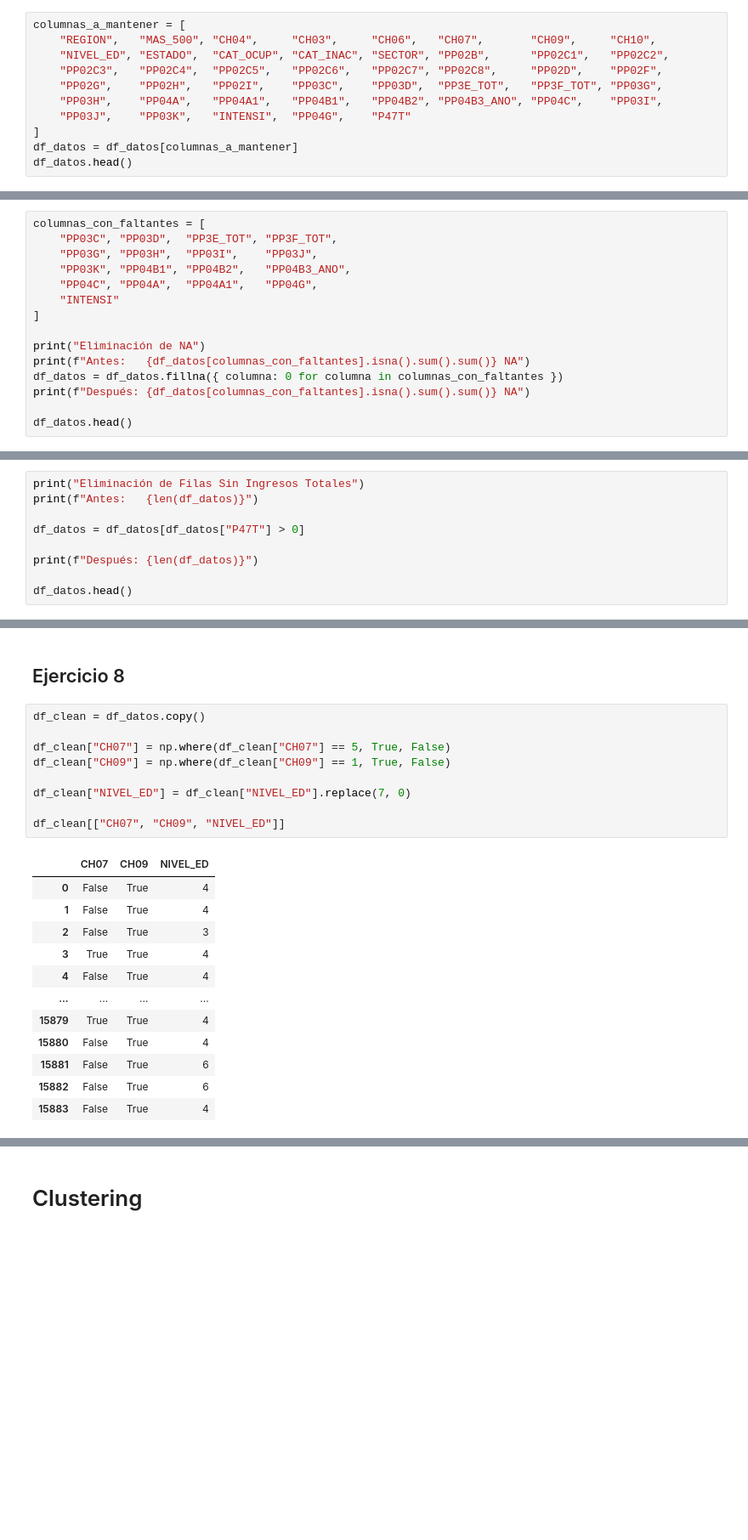
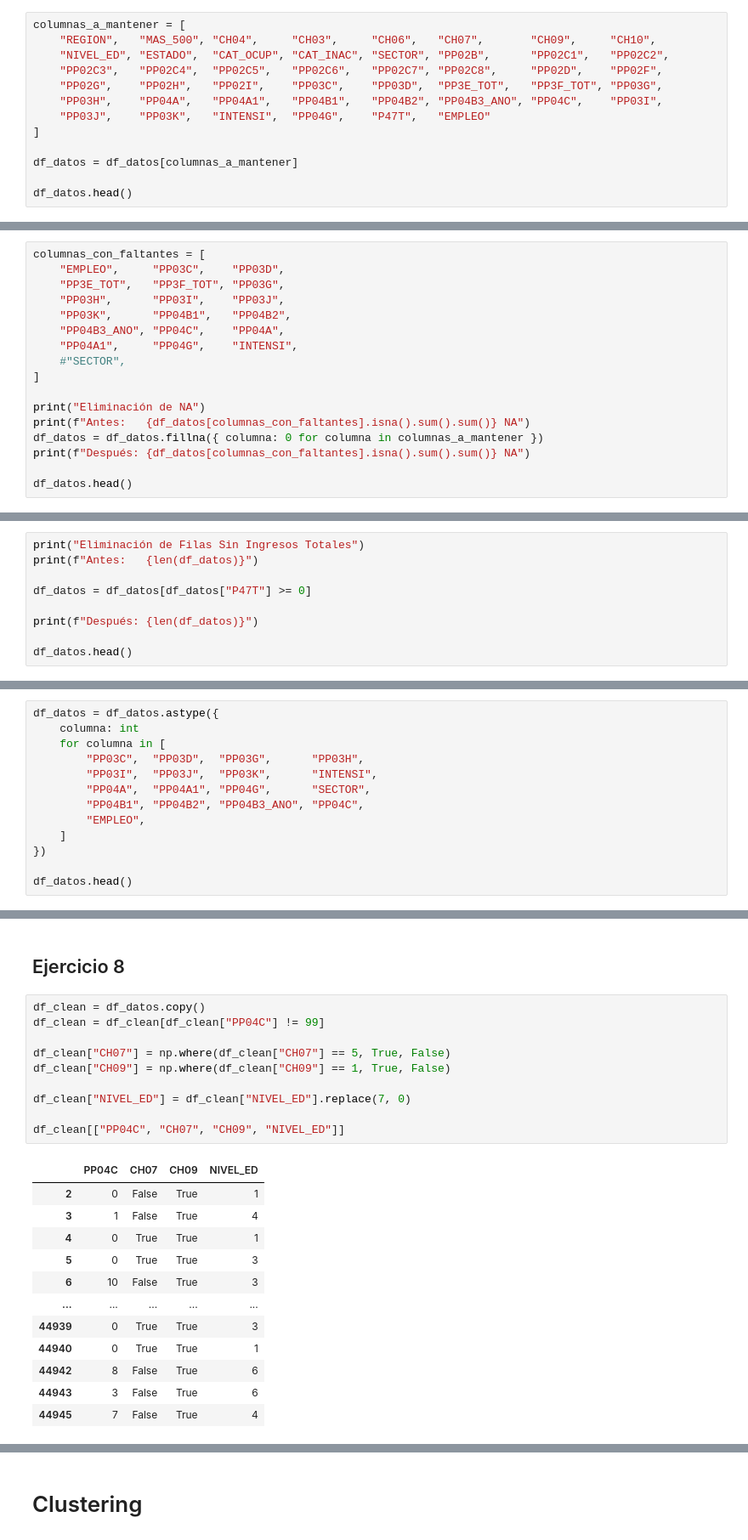
Before and after one commit to leonelifernandez12/labo_datos, a Jupyter notebook: tp_2.ipynb, the cells around one changed output, grey strips where cells are left out. Shown at 85% size. Drawn from its saved outputs; the diff is of its cells as text; blank space fills up the shorter version.

```diff
--- a/tp_2.ipynb
+++ b/tp_2.ipynb
@@ -60,9 +60,11 @@ columnas_a_mantener = [
     "PP02C3",   "PP02C4",  "PP02C5",   "PP02C6",   "PP02C7", "PP02C8",     "PP02D",    "PP02F",
     "PP02G",    "PP02H",   "PP02I",    "PP03C",    "PP03D",  "PP3E_TOT",   "PP3F_TOT", "PP03G",
     "PP03H",    "PP04A",   "PP04A1",   "PP04B1",   "PP04B2", "PP04B3_ANO", "PP04C",    "PP03I",
-    "PP03J",    "PP03K",   "INTENSI",  "PP04G",    "P47T"
+    "PP03J",    "PP03K",   "INTENSI",  "PP04G",    "P47T",   "EMPLEO"
 ]
+
 df_datos = df_datos[columnas_a_mantener]
+
 df_datos.head()
 # %% [output]
 |  | REGION | MAS_500 | CH04 | CH03 | CH06 | CH07 | CH09 | CH10 | NIVEL_ED | ESTADO | ... | ... |
@@ -76,16 +78,18 @@ df_datos.head()
 ## Ejercicio 4
 # %%
 columnas_con_faltantes = [
-    "PP03C", "PP03D",  "PP3E_TOT", "PP3F_TOT",
-    "PP03G", "PP03H",  "PP03I",    "PP03J",
-    "PP03K", "PP04B1", "PP04B2",   "PP04B3_ANO",
-    "PP04C", "PP04A",  "PP04A1",   "PP04G",
-    "INTENSI"
+    "EMPLEO",     "PP03C",    "PP03D",
+    "PP3E_TOT",   "PP3F_TOT", "PP03G",
+    "PP03H",      "PP03I",    "PP03J",
+    "PP03K",      "PP04B1",   "PP04B2",
+    "PP04B3_ANO", "PP04C",    "PP04A",
+    "PP04A1",     "PP04G",    "INTENSI",
+    #"SECTOR",
 ]
 
 print("Eliminación de NA")
 print(f"Antes:   {df_datos[columnas_con_faltantes].isna().sum().sum()} NA")
-df_datos = df_datos.fillna({ columna: 0 for columna in columnas_con_faltantes })
+df_datos = df_datos.fillna({ columna: 0 for columna in columnas_a_mantener })
 print(f"Después: {df_datos[columnas_con_faltantes].isna().sum().sum()} NA")
 
 df_datos.head()
@@ -106,7 +110,7 @@ Después: 0 NA
 print("Eliminación de Filas Sin Ingresos Totales")
 print(f"Antes:   {len(df_datos)}")
 
-df_datos = df_datos[df_datos["P47T"] > 0]
+df_datos = df_datos[df_datos["P47T"] >= 0]
 
 print(f"Después: {len(df_datos)}")
 
@@ -138,2 +142,15 @@ Después: 15542
 # %% [markdown]
 ## Ejercicio 7
+# %%
+df_datos = df_datos.astype({
+    columna: int
+    for columna in [
+        "PP03C",  "PP03D",  "PP03G",      "PP03H",
+        "PP03I",  "PP03J",  "PP03K",      "INTENSI",
+        "PP04A",  "PP04A1", "PP04G",      "SECTOR",
+        "PP04B1", "PP04B2", "PP04B3_ANO", "PP04C",
+        "EMPLEO",
+    ]
+})
+
+df_datos.head()
@@ -163,23 +360,24 @@ df_datos.head()
 ## Ejercicio 8
 # %%
 df_clean = df_datos.copy()
+df_clean = df_clean[df_clean["PP04C"] != 99]
 
 df_clean["CH07"] = np.where(df_clean["CH07"] == 5, True, False)
 df_clean["CH09"] = np.where(df_clean["CH09"] == 1, True, False)
 
 df_clean["NIVEL_ED"] = df_clean["NIVEL_ED"].replace(7, 0)
 
-df_clean[["CH07", "CH09", "NIVEL_ED"]]
+df_clean[["PP04C", "CH07", "CH09", "NIVEL_ED"]]
 # %% [output]
-|  | CH07 | CH09 | NIVEL_ED |
-| 0 | False | True | 4 |
-| 1 | False | True | 4 |
-| 2 | False | True | 3 |
-| 3 | True | True | 4 |
-| 4 | False | True | 4 |
-| ... | ... | ... | ... |
-| 15879 | True | True | 4 |
-| 15880 | False | True | 4 |
-| 15881 | False | True | 6 |
-| 15882 | False | True | 6 |
-| 15883 | False | True | 4 |
+|  | PP04C | CH07 | CH09 | NIVEL_ED |
+| 2 | 0 | False | True | 1 |
+| 3 | 1 | False | True | 4 |
+| 4 | 0 | True | True | 1 |
+| 5 | 0 | True | True | 3 |
+| 6 | 10 | False | True | 3 |
+| ... | ... | ... | ... | ... |
+| 44939 | 0 | True | True | 3 |
+| 44940 | 0 | True | True | 1 |
+| 44942 | 8 | False | True | 6 |
+| 44943 | 3 | False | True | 6 |
+| 44945 | 7 | False | True | 4 |
```
Also changed, not shown: parts of 32 cells of this notebook.
